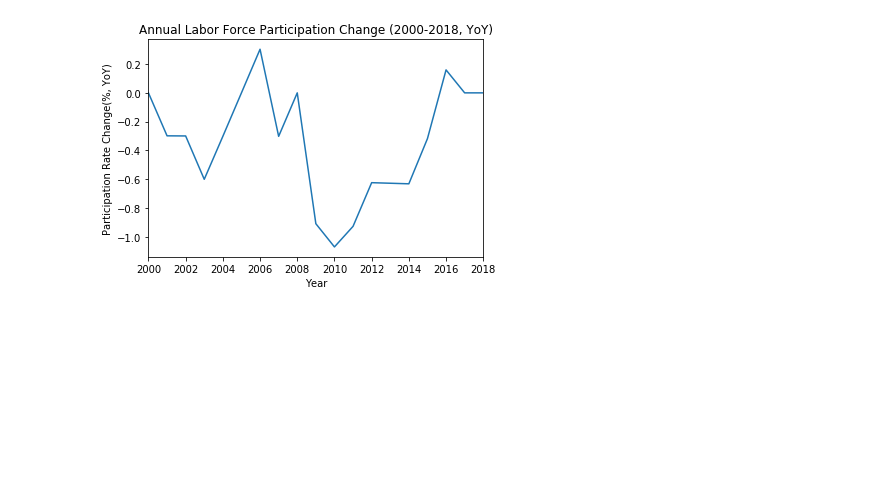
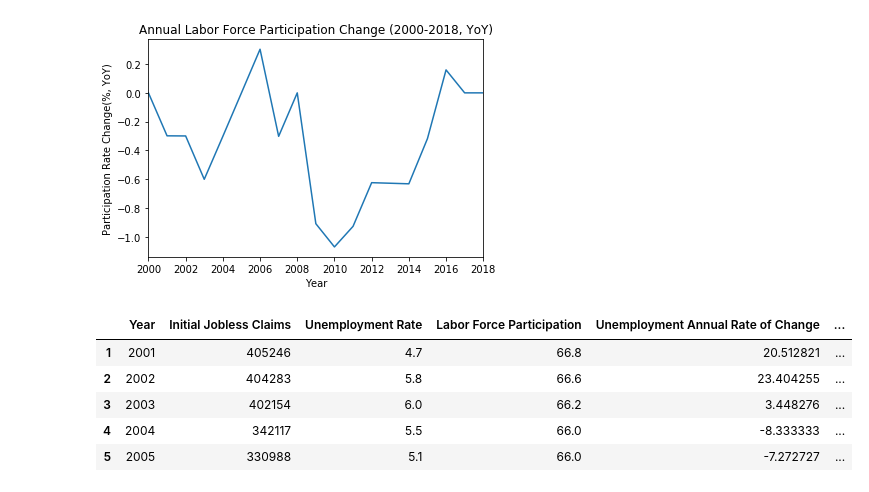
Before and after one commit to grahamb001/Project1, a Jupyter notebook: Combined Enrollment, Employment, and Completion Code.ipynb, the cells around one changed output. Cells and saved outputs as stored; diff of their text form; code cells hidden in the pictures; blank space fills up the shorter version.

```diff
--- a/Combined Enrollment, Employment, and Completion Code.ipynb
+++ b/Combined Enrollment, Employment, and Completion Code.ipynb
@@ -647,3 +647,14 @@ plt.show()
 [figure]
 [figure]
 [figure]
+# %%
+#remove 2000 and 2018 data from employment graph so that we can layer the plots
+employ01to17_df = employment_df.drop(employment_df.index[[0,18]])
+employ01to17_df.head()
+# %% [output]
+|  | Year | Initial Jobless Claims | Unemployment Rate | Labor Force Participation | Unemployment Annual Rate of Change | ... |
+| 1 | 2001 | 405246 | 4.7 | 66.8 | 20.512821 | ... |
+| 2 | 2002 | 404283 | 5.8 | 66.6 | 23.404255 | ... |
+| 3 | 2003 | 402154 | 6.0 | 66.2 | 3.448276 | ... |
+| 4 | 2004 | 342117 | 5.5 | 66.0 | -8.333333 | ... |
+| 5 | 2005 | 330988 | 5.1 | 66.0 | -7.272727 | ... |
```
Also changed, not shown: parts of 1 cell of this notebook.
